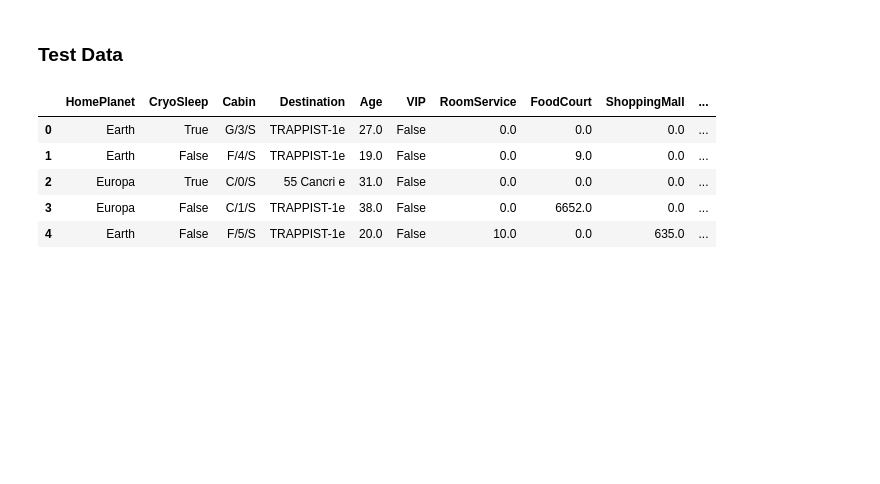
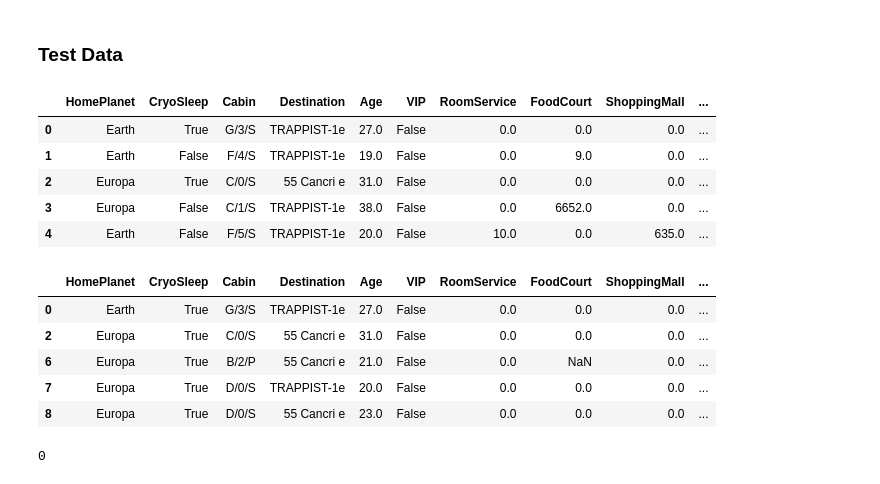
Before and after one commit to bustyAI/Interstellar-Disaster, a Jupyter notebook: spaceship_titanic.ipynb, the cells around one changed output. Drawn from its saved outputs; the diff is of its cells as text; code cells hidden in the pictures; blank space fills up the shorter version.

```diff
--- a/spaceship_titanic.ipynb
+++ b/spaceship_titanic.ipynb
@@ -454,3 +455,22 @@ test_df.head()
 | 2 | Europa | True | C/0/S | 55 Cancri e | 31.0 | False | 0.0 | 0.0 | 0.0 | ... |
 | 3 | Europa | False | C/1/S | TRAPPIST-1e | 38.0 | False | 0.0 | 6652.0 | 0.0 | ... |
 | 4 | Earth | False | F/5/S | TRAPPIST-1e | 20.0 | False | 10.0 | 0.0 | 635.0 | ... |
+# %%
+# Filtering out our cryosleep passengers
+cryo_filter = test_df["CryoSleep"] == True
+cryo_test = test_df[cryo_filter].copy()
+
+cryo_test.head()
+# %% [output]
+|  | HomePlanet | CryoSleep | Cabin | Destination | Age | VIP | RoomService | FoodCourt | ShoppingMall | ... |
+| 0 | Earth | True | G/3/S | TRAPPIST-1e | 27.0 | False | 0.0 | 0.0 | 0.0 | ... |
+| 2 | Europa | True | C/0/S | 55 Cancri e | 31.0 | False | 0.0 | 0.0 | 0.0 | ... |
+| 6 | Europa | True | B/2/P | 55 Cancri e | 21.0 | False | 0.0 | NaN | 0.0 | ... |
+| 7 | Europa | True | D/0/S | TRAPPIST-1e | 20.0 | False | 0.0 | 0.0 | 0.0 | ... |
+| 8 | Europa | True | D/0/S | 55 Cancri e | 23.0 | False | 0.0 | 0.0 | 0.0 | ... |
+# %%
+# Replacing "NaN" with "N/A"
+cryo_test["Cabin"] = cryo_test["Cabin"].fillna("N/A")
+cryo_test["Cabin"].isnull().sum()
+# %% [output]
+0
```
Also changed, not shown: parts of 14 cells of this notebook, 2 other files.
